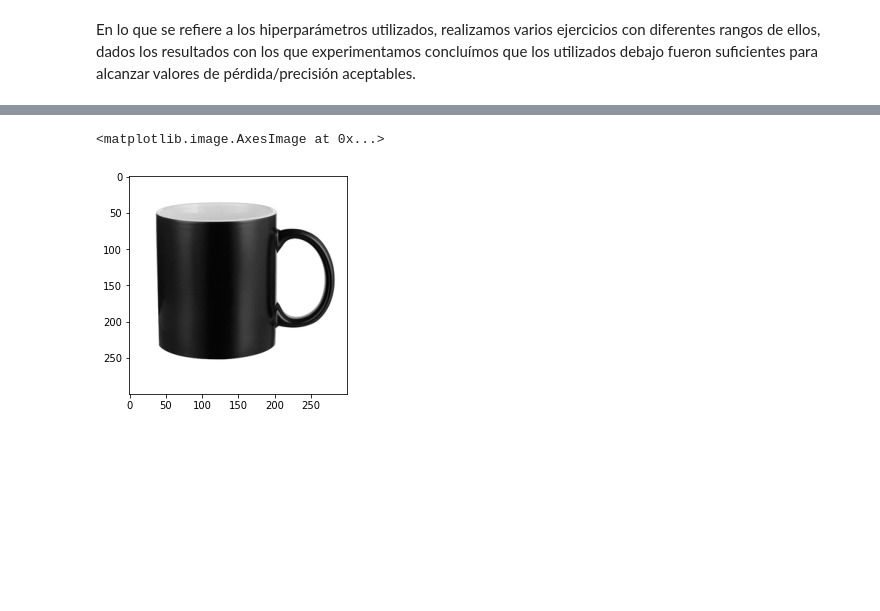
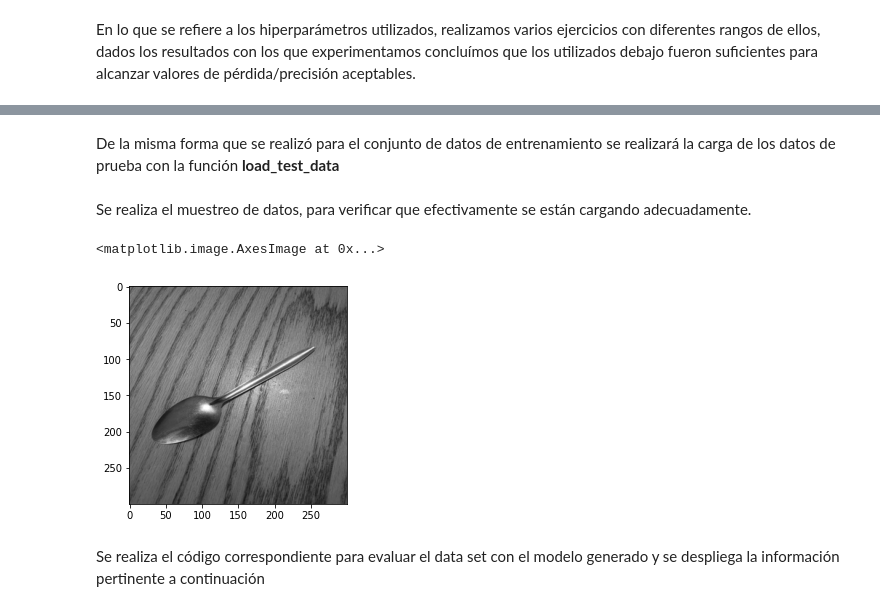
Before and after one commit to gbetanzos/objetos_ia, a Jupyter notebook: code/Objetos.ipynb, the cells around one changed output, grey strips where cells are left out. Saved outputs shown, nothing was run; the diff lists cells and outputs as text; code cells hidden in the pictures; blank space fills up the shorter version.

```diff
--- a/code/Objetos.ipynb
+++ b/code/Objetos.ipynb
@@ -51,7 +51,8 @@ Min Width: 960
 # %% [markdown]
 Crearemos una lista que contiene cada una de las clases de imágenes, esta lista tiene dos propósitos, por un lado identifica mediante una palabra la clase de objeto a identificar, por otro lado dentro del código se utilizará para asignar etiquetas.
 # %%
-classes=['taza','gorra','carrito','cubierto']
+#classes=['taza','gorra','carrito','cubierto']
+classes=['taza','carrito','cubierto']
 # %% [markdown]
 Una vez definida las clases de nuestro clasificador creamos una función que nos permitirá asignar a cada elemento del data set (conjunto de datos) dicha etiqueta, los archivos poseen el prefijo de las clases que definimos por lo que será relativamente sencillo generar una estructura que nos permita etiquetar apropiadamente cada elemento.
 # %%
@@ -217 +215,3 @@ Epoch 10/10
+# %% [markdown]
+De la misma forma que se realizó para el conjunto de datos de entrenamiento se realizará la carga de los datos de prueba con la función **load_test_data**
 # %%
@@ -232,11 +231,15 @@ def load_test_data(classes):
 
 
 test_data = load_test_data(classes)
+# %% [markdown]
+Se realiza el muestreo de datos, para verificar que efectivamente se están cargando adecuadamente.
 # %%
-plt.imshow(test_data[0][0], cmap = 'gist_gray')
+plt.imshow(test_data[4][0], cmap = 'gist_gray')
 # %% [output]
 <matplotlib.image.AxesImage at 0x...>
-[figure, old version]
+[figure, new version]
+# %% [markdown]
+Se realiza el código correspondiente para evaluar el data set con el modelo generado y se despliega la información pertinente a continuación
 # %%
 testImages = np.array([i[0] for i in test_data]).reshape(-1, IMG_SIZE, IMG_SIZE, 1)
 testLabels = np.array([i[1] for i in test_data])
```
Also changed, not shown: parts of 9 cells of this notebook, 15 other files.
